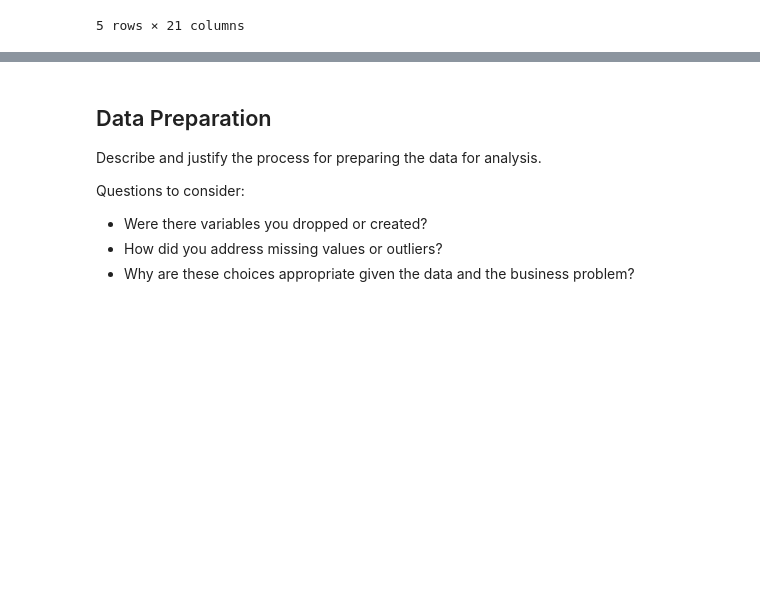
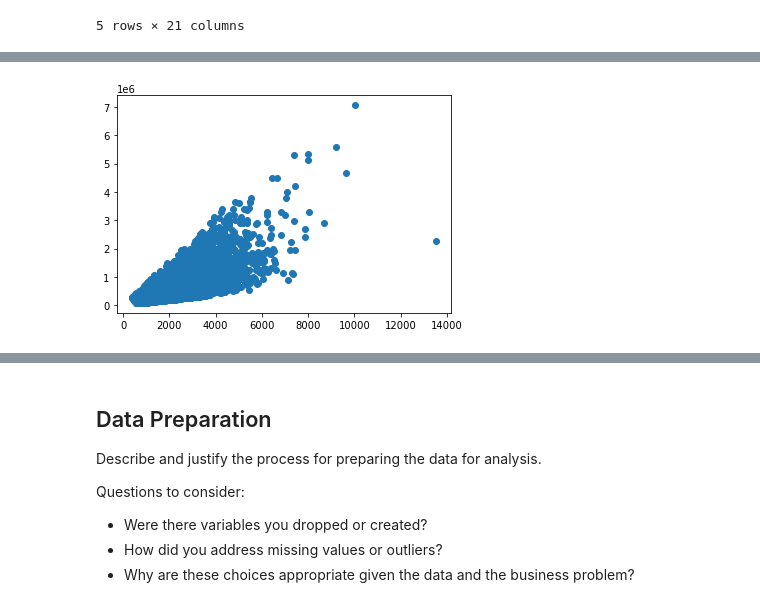
Before and after one commit to JenSans/Housing-Project, a Jupyter notebook: notebooks/Andrew/Andrew.ipynb, the cells around one changed output, grey strips where cells are left out. Cells and saved outputs as stored; diff of their text form; code cells hidden in the pictures; blank space fills up the shorter version.

```diff
--- a/notebooks/Andrew/Andrew.ipynb
+++ b/notebooks/Andrew/Andrew.ipynb
@@ -268,0 +112,4 @@ sum(train_df['sqft_living'] > q90)
+# %%
+plt.scatter(X_train['sqft_living'], y_train);
+# %% [output]
+[figure, added]
```
Also changed, not shown: parts of 85 cells of this notebook, 1 other file.
